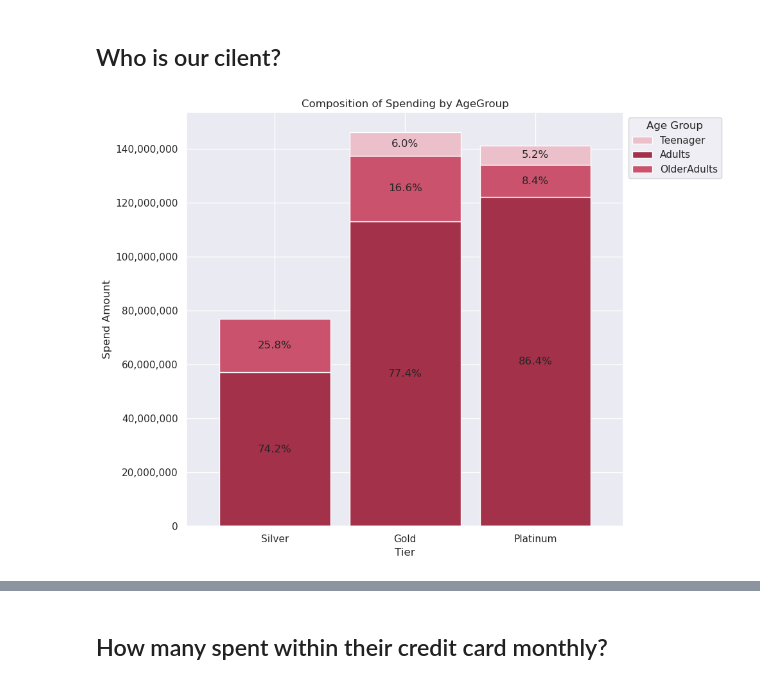
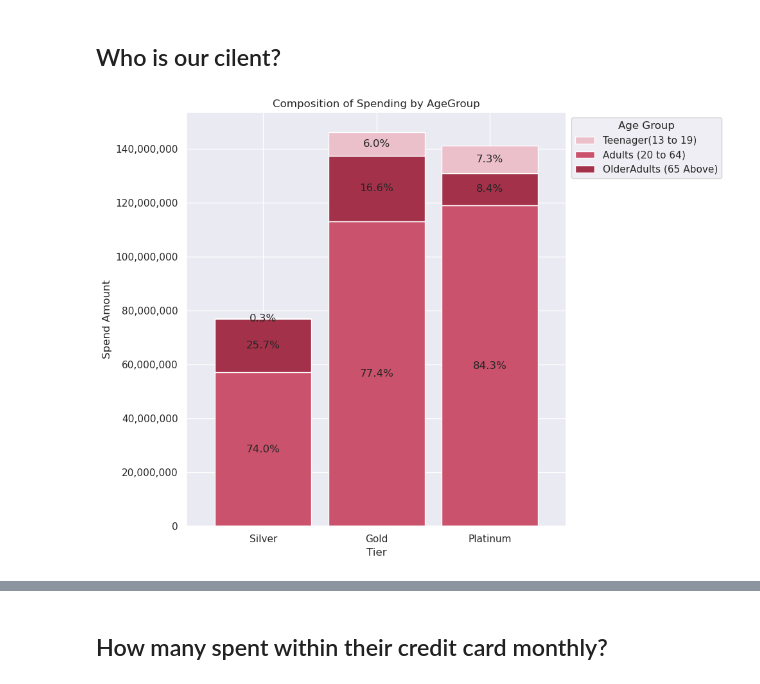
Before and after one commit to laysiong/Data-Analysis-Projects, a Jupyter notebook: credit-card-exploratory-data-analysis.ipynb, the cells around one changed output, grey strips where cells are left out. Drawn from its saved outputs; the diff is of its cells as text; code cells hidden in the pictures.

```diff
--- a/credit-card-exploratory-data-analysis.ipynb
+++ b/credit-card-exploratory-data-analysis.ipynb
@@ -44,7 +44,9 @@ Repay_df.shape
 Repay_cy_df = Repay_cy_df.drop(labels='Unnamed: 4', axis=1)
 Repay_cy_df['SL No:'] = Repay_cy_df.index+1
 Repay_cy_df = Repay_cy_df.dropna()
-Repay_cy_df = Repay_cy_df.rename(columns={"Month":"Date","Amount":"Repay Amt"})
+Repay_cy_df = Repay_cy_df.rename(columns={"Month":"Repay Date","Amount":"Repay Amt"})
+Repay_cy_df['Repay Date']=pd.to_datetime(Repay_cy_df['Repay Date'], format='%d-%b-%y', errors='ignore')
+
 
 #Corret Spelling
 Cus_cy_df = Cus_df.rename(columns={"Product":"Tier"})
@@ -52,8 +54,8 @@ Cus_cy_df['Tier'] = Cus_cy_df['Tier'].replace('Platimum', 'Platinum')
 
 
 Spend_cy_df['Type']= Spend_cy_df['Type'].replace('PETRO','PETROL')
-Spend_cy_df = Spend_cy_df.rename(columns={"Month":"Date","Amount":"Spend Amt"})
-
+Spend_cy_df = Spend_cy_df.rename(columns={"Month":"Purchase Date","Amount":"Spend Amt"})
+Spend_cy_df['Purchase Date']=pd.to_datetime(Spend_cy_df['Purchase Date'], format='%d-%b-%y', errors='ignore')
 
 
 #Clean_Repay_df.shape
@@ -63,10 +65,12 @@ Spend_cy_df = Spend_cy_df.rename(columns={"Month":"Date","Amount":"Spend Amt"})
 #Additional Categories
 
 def agegroup (age):
-    if age >=13 and age <18:
+#     if age < 13:
+#         return 'kid'
+    if age < 20:
         return 'Teenager'
-    elif age >= 18 and age <65:
-        return 'Adults'
+    elif age >=20 and age <65:
+        return 'Adult'
     elif age >= 65:
-        return 'OlderAdults'
+        return 'OlderAdult'
 Cus_cy_df['AgeGroup'] = Cus_cy_df['Age'].apply(agegroup)
@@ -125,7 +131,7 @@ amount_sum_by_agegroup_type.sort_values(['Tier', 'AgeGroup'], inplace=True)
 
 
 #color_palette
-stack_color_palette=['#A4314A','#CB526C','#ECC0CA']
+stack_color_palette=['#CB526C','#A4314A','#ECC0CA']
 
 
 # Create the pivot data again
@@ -146,32 +152,36 @@ ax.set_xticklabels(preferred_order_tier)
 # Rotate x-axis labels for better visibility
 plt.xticks(rotation=0)
 
 # Format y-axis ticks with thousands separator
 from matplotlib import ticker
 formatter = ticker.StrMethodFormatter('{x:,.0f}')
 plt.gca().yaxis.set_major_formatter(formatter)
 
 # Set the order and title for legends
 handles, labels = ax.get_legend_handles_labels()
-preferred_order_agegroup = ['Teenager', 'Adults', 'OlderAdults']
+preferred_order_agegroup = ['Teenager', 'Adult', 'OlderAdult']
 labels, handles = zip(*sorted(zip(labels, handles), key=lambda x: preferred_order_agegroup.index(x[0])))
+
+#rename legends
+labels = ['Teenager(13 to 19)', 'Adults (20 to 64)', 'OlderAdults (65 Above)']
 ax.legend(handles, labels, title='Age Group', loc='upper left', bbox_to_anchor=(1, 1))
+
 
 # Annotate the bars
 for idx, label in enumerate(preferred_order_tier):
     total = pivot_data.loc[label].sum()  # total amount for this tier
     y_offset = 0  # To keep track of where to put text in the y-axis
     for col in pivot_data.columns:
         value = pivot_data.loc[label, col]
         if value == 0:  # Skip zero values
             continue
         percentage = (value / total) * 100  # Calculate the percentage
         y_pos = y_offset + (value / 2)  # Position to place text in y-axis
         ax.text(idx, y_pos, f"{percentage:.1f}%", ha='center', va='center')
         y_offset += value # Increase the y_offset for next iteration
 
 
 plt.tight_layout(rect=[0, 0, 1, 1])
 plt.show()
 # %% [output]
-[figure, old version]
+[figure, new version]
```
Also changed, not shown: parts of 19 cells of this notebook.
